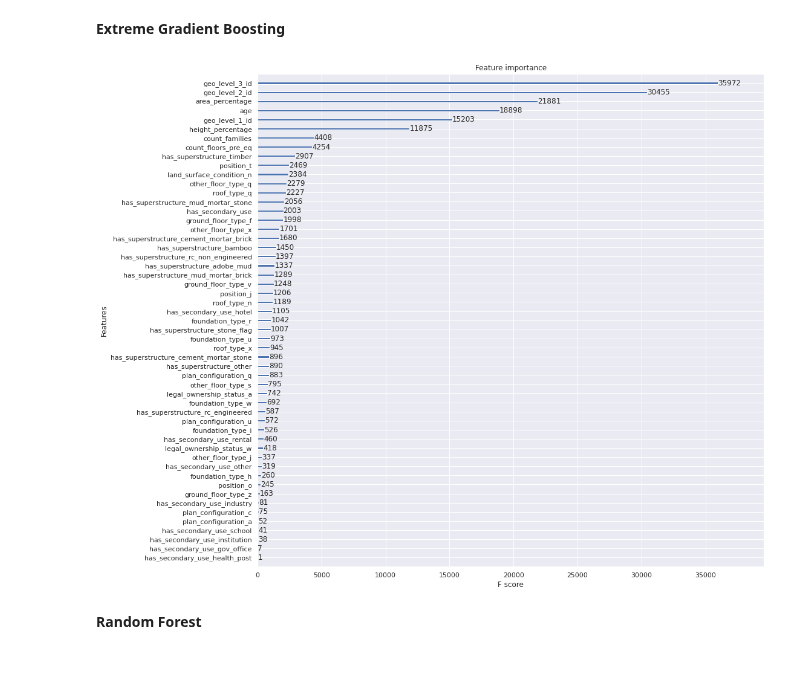
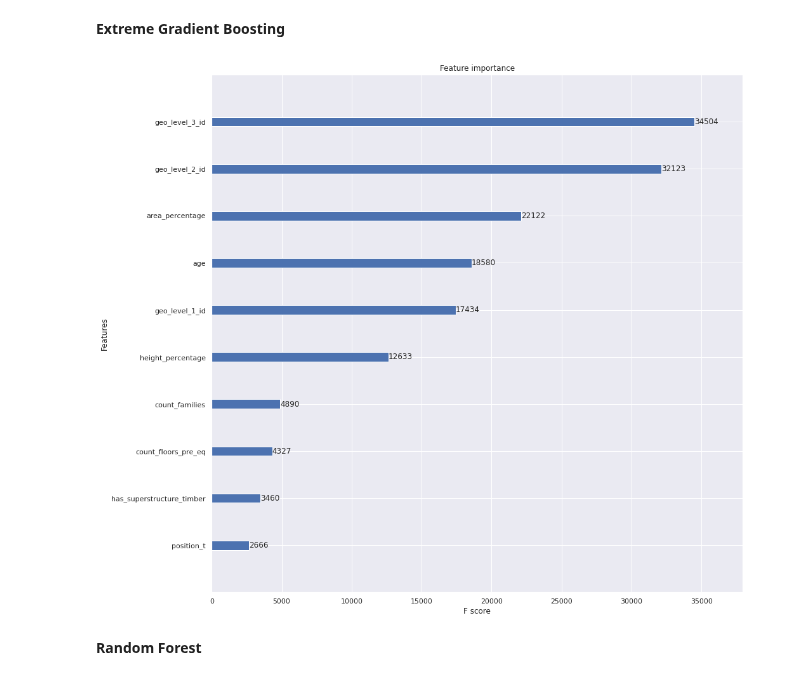
Before and after one commit to ReynaraEzra/Richter-Earthquake-Prediction, a Jupyter notebook: Richter_Prediction_Part3.ipynb, the cells around one changed output. Drawn from its saved outputs; the diff is of its cells as text; code cells hidden in the pictures.

```diff
--- a/Richter_Prediction_Part3.ipynb
+++ b/Richter_Prediction_Part3.ipynb
@@ -229,0 +235,5 @@ df_new.sample(6)
+# %%
+data = df_new.copy()
+y = data['damage_grade']
+X = data[list(df_num.columns)+list(chi2_greater100.index)]
+X.drop('damage_grade', axis=1, inplace=True)
@@ -232,13 +289,10 @@ df_new.sample(6)
 # %%
-standar_scaler = StandardScaler()
-scaled_df = df_new.copy()
+scaler = StandardScaler()
 
 scaled_col = ['geo_level_1_id', 'geo_level_2_id', 'geo_level_3_id',
               'count_floors_pre_eq', 'age', 'area_percentage',
               'height_percentage']
 
-feature_scaled = scaled_df[scaled_col]
-feature_scaled = standar_scaler.fit_transform(feature_scaled)
-scaled_df[scaled_col] = feature_scaled
-data = scaled_df.copy()
+X_train[scaled_col] = scaler.fit_transform(X_train[scaled_col])
+X_test[scaled_col] = scaler.transform(X_test[scaled_col])
 # %%
@@ -331,7 +379,7 @@ Mean cross-validated training accuracy score: 0.7311253580780692
 # %% [markdown]
 **Extreme Gradient Boosting**
 # %%
-tuning_xgb_model = XGBClassifier(n_estimators=150, max_depth=10)
+tuning_xgb_model = XGBClassifier(n_estimators=150, max_depth=10, verbosity=0, tree_method="gpu_hist")
 tuning_xgb_model.fit(X_train,y_train)
 pred_xgb = tuning_xgb_model.predict(X_test)
 train_pred_xgb = tuning_xgb_model.predict(X_train)
@@ -358,10 +406,10 @@ F1 Score (Micro) on Testing Data : 0.7345024078586366
 **Extreme Gradient Boosting**
 # %%
 fig, ax = plt.subplots(1,1,figsize=(15,15))
-plot_importance(tuning_xgb_model, max_num_features=55, ax=ax)
+plot_importance(tuning_xgb_model, max_num_features=10, ax=ax)
 plt.show()
 # %% [output]
-[figure, old version]
+[figure, new version]
 # %% [markdown]
 **Random Forest**
 # %%
```
Also changed, not shown: parts of 36 cells of this notebook.
